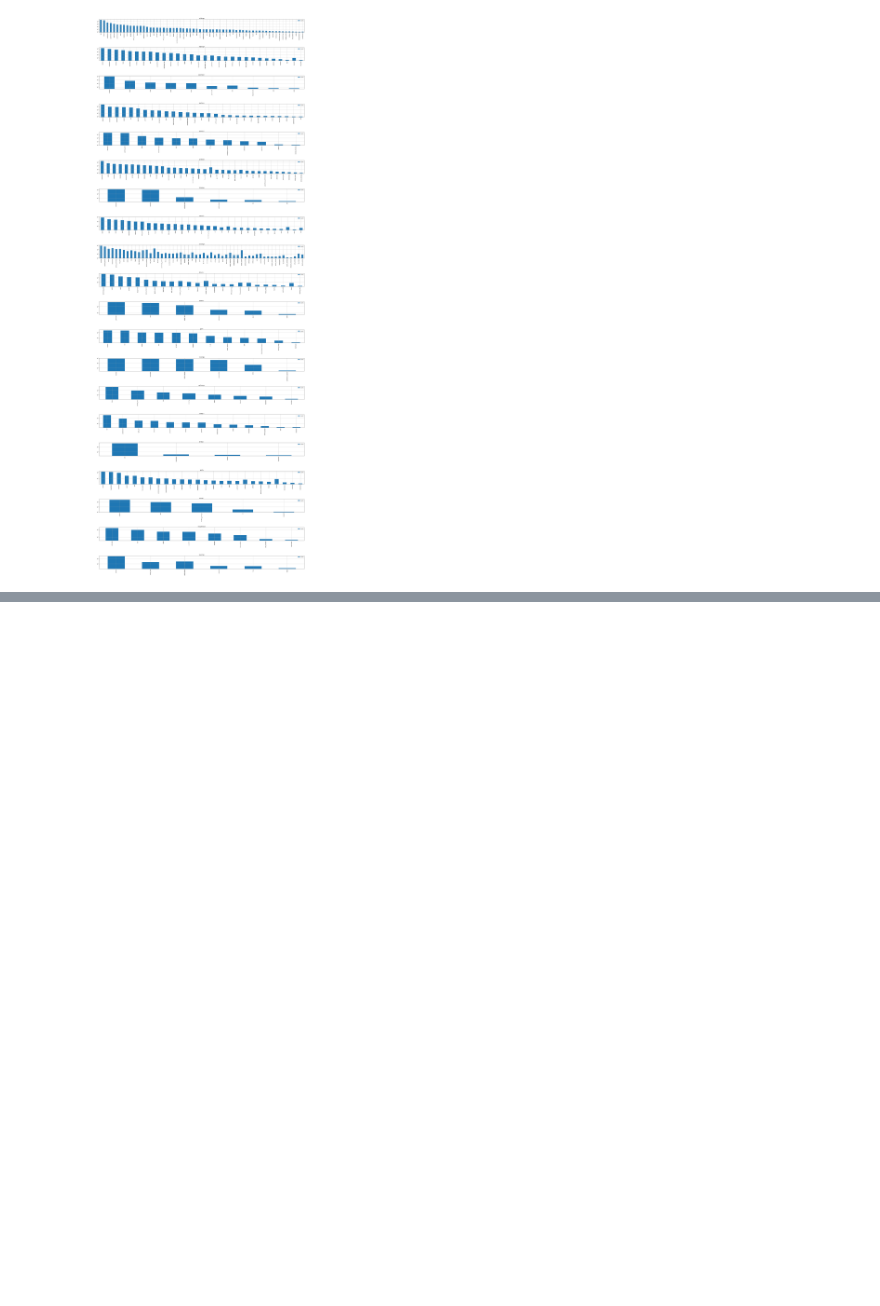
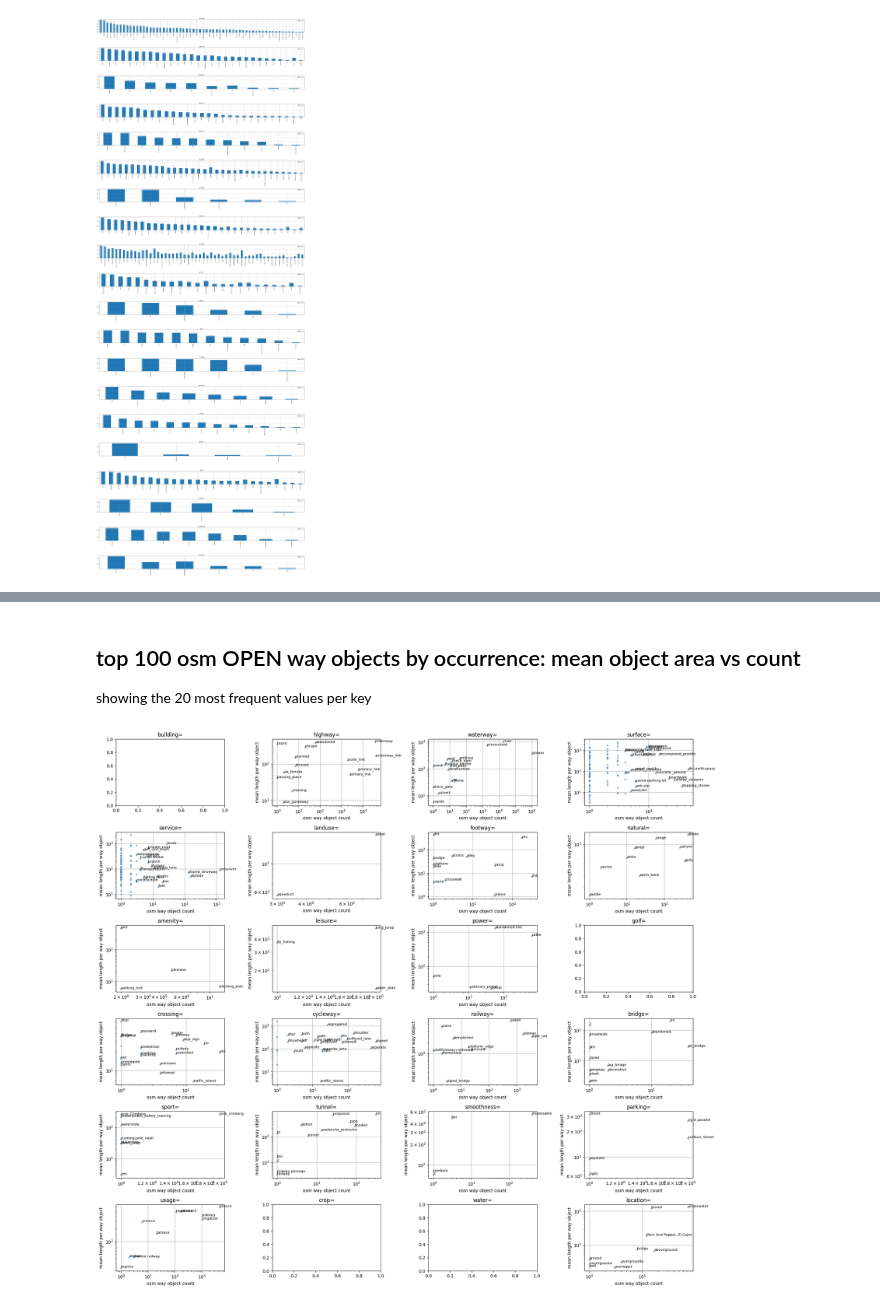
Before and after one commit to Clay-foundation/earth-text, a Jupyter notebook: notebooks/osm/08 - generate osm stats per chip.ipynb, the cells around one changed output, grey strips where cells are left out. Saved outputs shown, nothing was run; the diff lists cells and outputs as text; code cells hidden in the pictures; blank space fills up the shorter version.

Commit message:
added stats per length

```diff
--- a/notebooks/osm/08 - generate osm stats per chip.ipynb
+++ b/notebooks/osm/08 - generate osm stats per chip.ipynb
@@ -200,0 +204,25 @@ for ax,i in subplots(24, n_cols=4, usizex=5):
+# %% [markdown]
+## top 100 osm OPEN way objects by occurrence: mean object area vs count
+
+showing the 20 most frequent values per key
+# %%
+for ax,i in subplots(24, n_cols=4, usizex=5):
+    key = allk_top100.index[i]+"="
+    kstats = allkvstats[[i.startswith(key) for i in allkvstats.index]].sort_values('way', ascending=False)
+    kstats.index = [i[len(key):] for i in kstats.index]
+    kstats = kstats[(kstats['length']>0) & (kstats['area']==0)]
+    plt.title(key)
+    if len(kstats)==0:
+        continue
+    plt.scatter(kstats['way'], kstats['length_per_way'],s=10, alpha=.5)
+    plt.grid();
+    plt.xlabel("osm way object count")
+    plt.ylabel("mean length per way object")
+    #z = kstats[kstats['way']>200]
+    z = kstats.iloc[:20]
+    for _, zi in z.iterrows():
+        plt.text(zi['way'], zi['length_per_way'], zi.name, fontsize=8);
+    plt.yscale('log')
+    plt.xscale('log')
+# %% [output]
+[figure, added]
```
Also changed, not shown: parts of 2 cells of this notebook.
